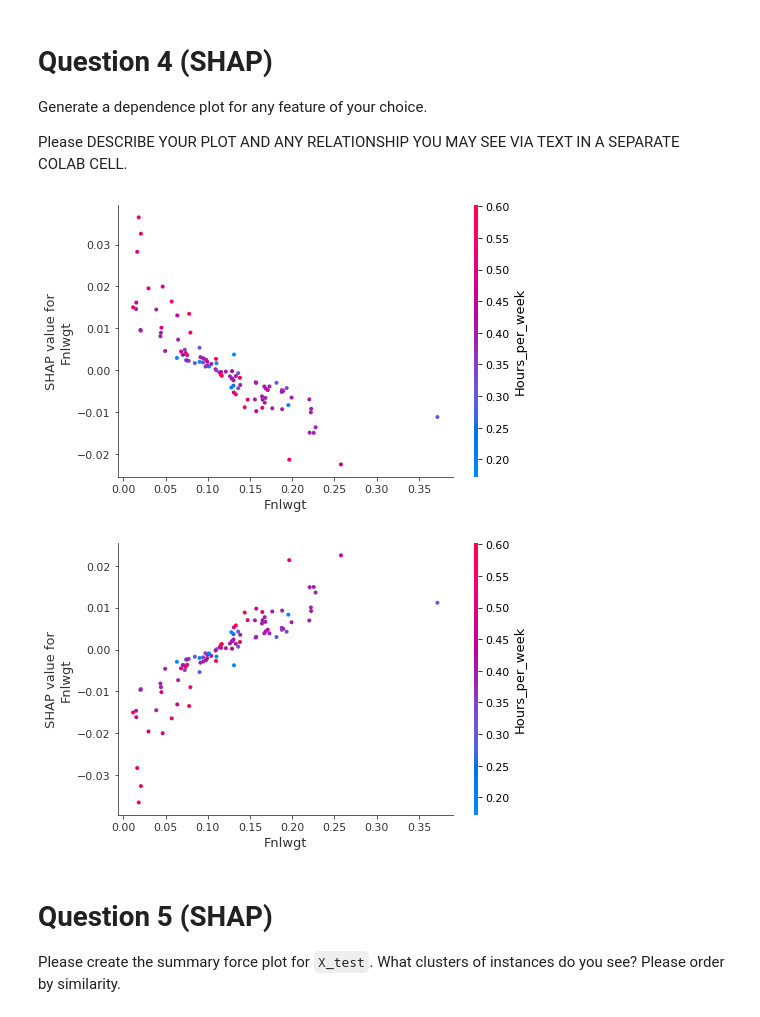
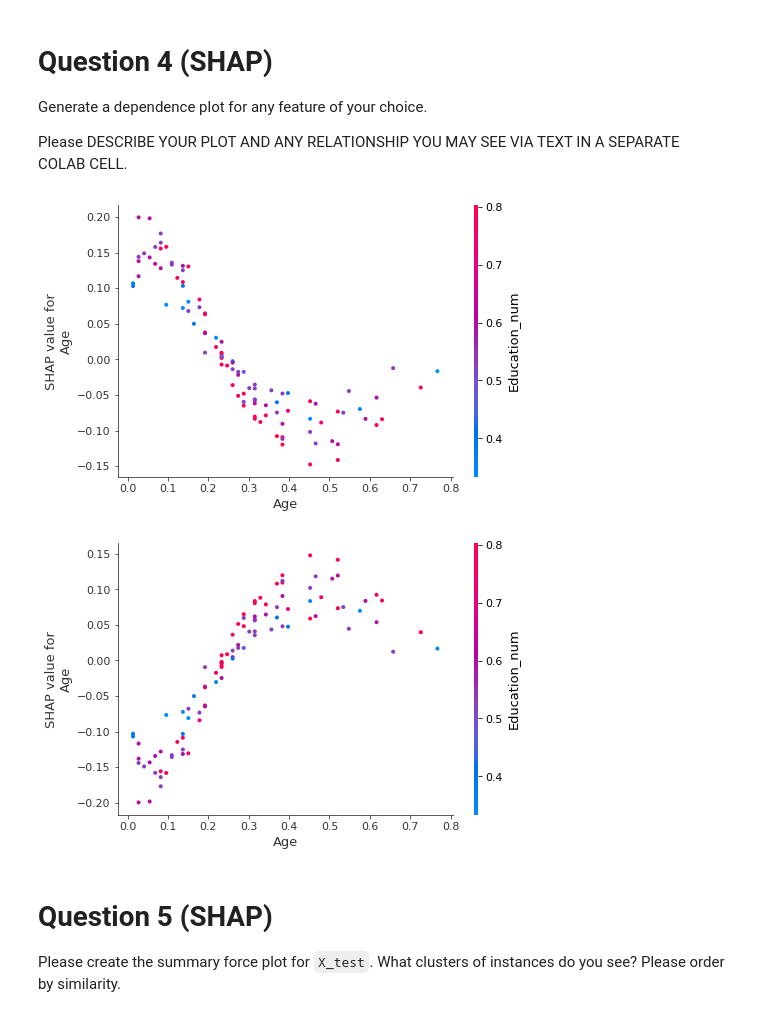
Before and after one commit to VishalShah1999/Visulization_ML, a Jupyter notebook: vs2530_Homework_6.ipynb, the cells around one changed output. Cells and saved outputs as stored; diff of their text form; code cells hidden in the pictures.

```diff
--- a/vs2530_Homework_6.ipynb
+++ b/vs2530_Homework_6.ipynb
@@ -139,13 +139,13 @@ Generate a dependence plot for any feature of your choice.
 
 Please DESCRIBE YOUR PLOT AND ANY RELATIONSHIP YOU MAY SEE VIA TEXT IN A SEPARATE COLAB CELL.
 # %%
-shap.dependence_plot(1, shap_values[0], X_test[:100])
+shap.dependence_plot(0, shap_values[0], X_test[:100])
 print()
 print()
-shap.dependence_plot(1, shap_values[1], X_test[:100])
+shap.dependence_plot(0, shap_values[1], X_test[:100])
 # %% [output]
-[figure, old version]
+[figure, new version]
-[figure, old version]
+[figure, new version]
 # %% [markdown]
 # Question 5 (SHAP)
 
```
